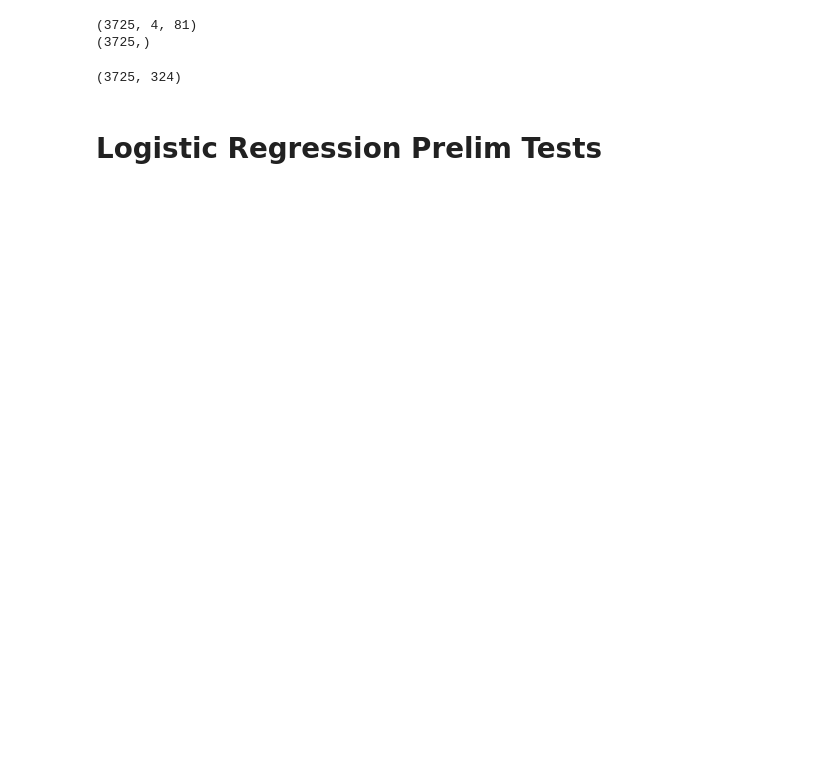
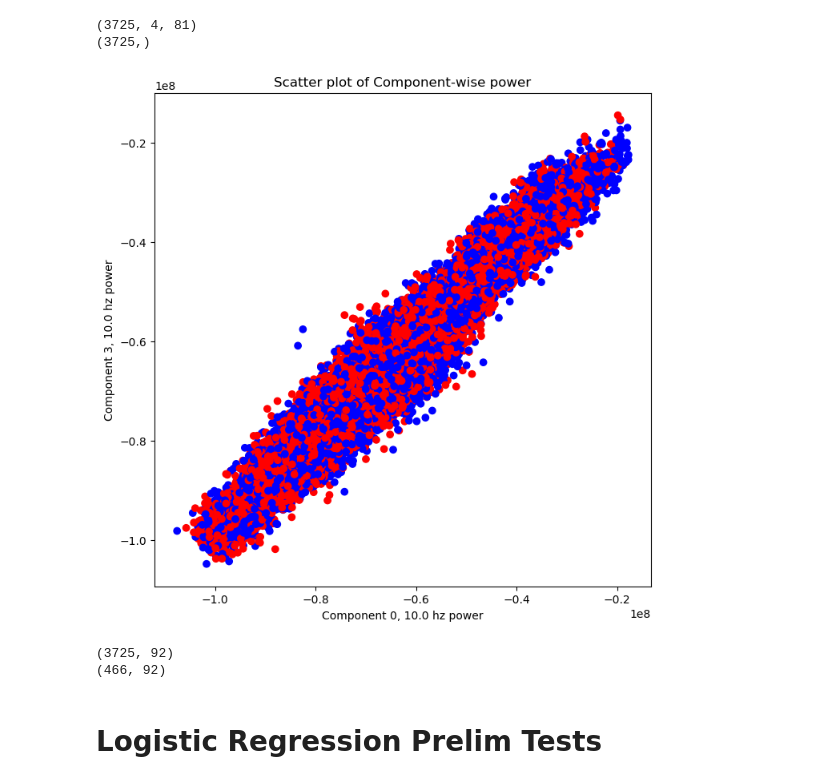
Before and after one commit to anmutechsupport/Energy-Efficient-Decoding-of-EEG-Motor-Imagery-using-Spiking-Legendre-Memory-Units, a Jupyter notebook: ml/training-bci2000.ipynb, the cells around one changed output. Saved outputs shown, nothing was run; the diff lists cells and outputs as text; code cells hidden in the pictures; blank space fills up the shorter version.

```diff
--- a/ml/training-bci2000.ipynb
+++ b/ml/training-bci2000.ipynb
@@ -37,6 +69,0 @@ welch_train = np.mean(train_stft, axis=3)
-# %%
-print(welch_train.shape)
-print(y_train.shape)
-# %% [output]
-(3725, 4, 81)
-(3725,)
@@ -44,0 +70,36 @@ print(y_train.shape)
+# %%
+train_stft = source_stft[train_idx]
+val_stft = source_stft[val_idx]
+# train_stft = reconstructed_stft[train_idx]
+# val_stft = reconstructed_stft[val_idx]
+
+y_train = labels[train_idx]
+y_val = labels[val_idx]
+
+welch_train = np.mean(train_stft, axis=3)
+welch_val = np.mean(val_stft, axis=3)
+
+print(welch_train.shape)
+print(y_train.shape)
+# %% [output]
+(3725, 4, 81)
+(3725,)
+# %%
+scaling_factor = 1e6
+f = 10
+train_flat = np.moveaxis(welch_train[:, :, :f], 1, 0).reshape(4, -1)
+labels_flat = (y_train.reshape(-1, 1) * np.ones((1, f))).flatten()
+
+i = 0
+j = 3
+plt.figure(figsize=(8, 8))
+plt.scatter(train_flat[i, :]*scaling_factor, train_flat[j, :]*scaling_factor, c=labels_flat[:], cmap='bwr')
+
+# Add labels and a title
+plt.xlabel('Component {}, {} hz power'.format(i, freqs[f]))
+plt.ylabel('Component {}, {} hz power'.format(j, freqs[f]))
+plt.title('Scatter plot of Component-wise power')
+
+plt.show();
+# %% [output]
+[figure, added]
@@ -46,19 +135,31 @@ print(y_train.shape)
 # partion train, test, val
 scaler = StandardScaler()
 
-X_train = welch_train.reshape(welch_train.shape[0], -1)
+# log psd features in sensorimotor range
+X_train = welch_train[:, :, np.logical_and(freqs >= 8, freqs <= 30)]
+X_train = scaler.fit_transform(X_train.reshape(X_train.shape[0], -1))
 print(X_train.shape)
-X_train = scaler.fit_transform(X_train)
+
+X_val = welch_val[:, :, np.logical_and(freqs >= 8, freqs <= 30)]
+X_val = scaler.fit_transform(X_val.reshape(X_val.shape[0], -1))
+print(X_val.shape)
+
+# band power features
+# features_train = featurize(welch_train, freqs, times)
+# X_train = scaler.fit_transform(features_train)
+
+# features_val = featurize(welch_val, freqs, times)
+# X_val = scaler.fit_transform(features_val)
+
+# print(X_train.shape)
+# print(X_val.shape)
 
 # # shuffle split the remaining data between test and validation
 # sss = StratifiedShuffleSplit(n_splits=1, test_size=0.5, random_state=42)
 # test_idx, val_idx = next(sss.split(source_stft[~train_idx], labels[~train_idx]))
-
-X_val = np.mean(source_stft[val_idx], axis=3)
-X_val = scaler.transform(X_val.reshape(X_val.shape[0], -1))
-y_val = labels[val_idx]
 # %% [output]
-(3725, 324)
+(3725, 92)
+(466, 92)
 # %%
 # export test idx
 np.save('preprocessed_data/test_idx.npy', test_idx)
```
Also changed, not shown: parts of 14 cells of this notebook, 1 other file.
